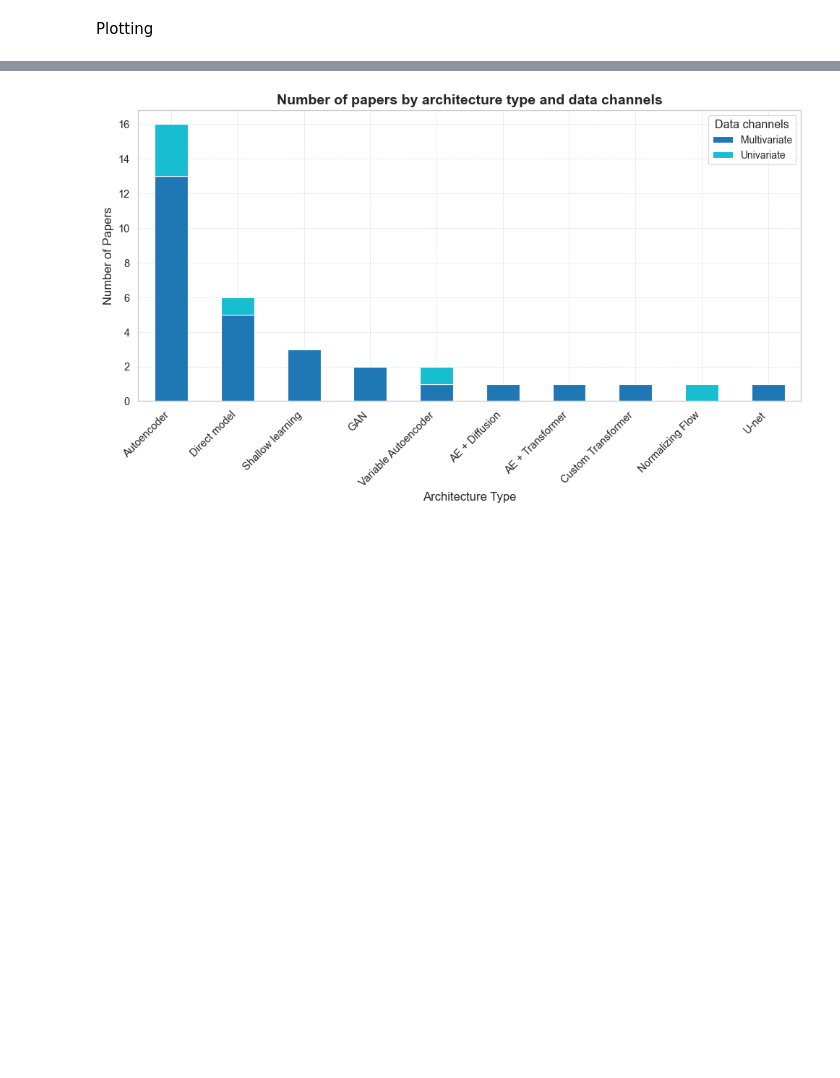
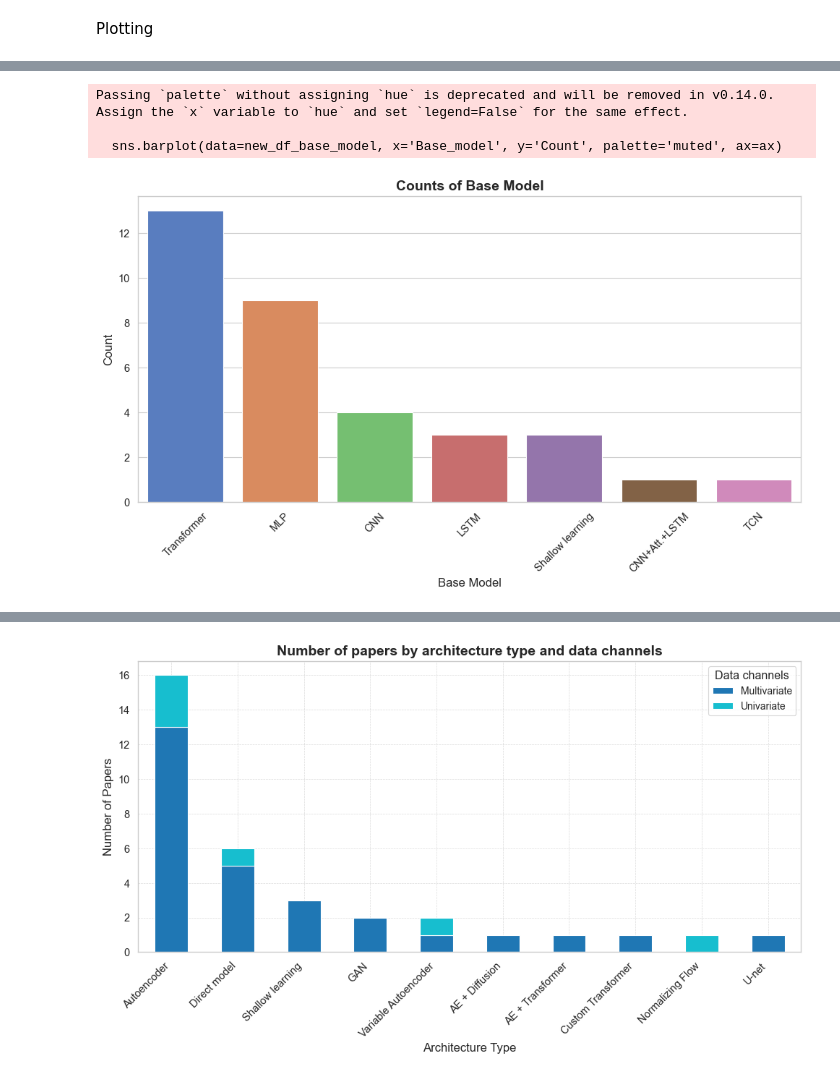
Before and after one commit to amolero6/ref_processing_research, a Jupyter notebook: Table_to_latex.ipynb, the cells around one changed output, grey strips where cells are left out. Saved outputs shown, nothing was run; the diff lists cells and outputs as text; code cells hidden in the pictures; blank space fills up the shorter version.

```diff
--- a/Table_to_latex.ipynb
+++ b/Table_to_latex.ipynb
@@ -173,0 +202,28 @@ Plotting
+# %%
+new_df_base_model = new_df['Base_model'].value_counts().reset_index()
+new_df_base_model['Base_model'] = new_df_base_model['Base_model'].replace(r'\texttimes', 'None')
+new_df_base_model.columns = ['Base_model','Count']
+
+sns.set_context("paper", font_scale=1.2)
+sns.set_style("whitegrid")
+# Crear el gráfico de barras
+fig, ax = plt.subplots(figsize=(10, 6))
+sns.barplot(data=new_df_base_model, x='Base_model', y='Count', palette='muted', ax=ax)
+
+# Personalizar el gráfico
+ax.set_title('Counts of Base Model', fontsize=14, weight='bold')
+ax.yaxis.set_major_locator(plt.MaxNLocator(integer=True))
+ax.set_xlabel('Base Model', fontsize=12)
+ax.set_ylabel('Count', fontsize=12)
+ax.tick_params(axis='x', rotation=45)  # Rotar las etiquetas del eje X para mejorar la legibilidad
+
+# Ajustar el diseño
+plt.tight_layout()
+
+# Mostrar el gráfico
+plt.show()
+# %% [output]
+Passing `palette` without assigning `hue` is deprecated and will be removed in v0.14.0. Assign the `x` variable to `hue` and set `legend=False` for the same effect.
+
+  sns.barplot(data=new_df_base_model, x='Base_model', y='Count', palette='muted', ax=ax)
+[figure, added]
```
Also changed, not shown: parts of 5 cells of this notebook, 2 other files.
